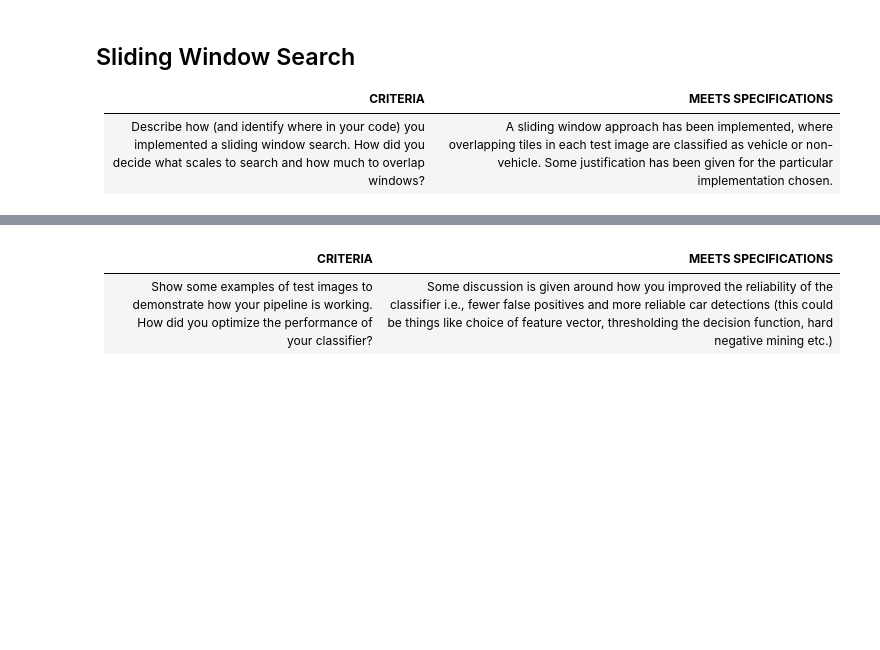
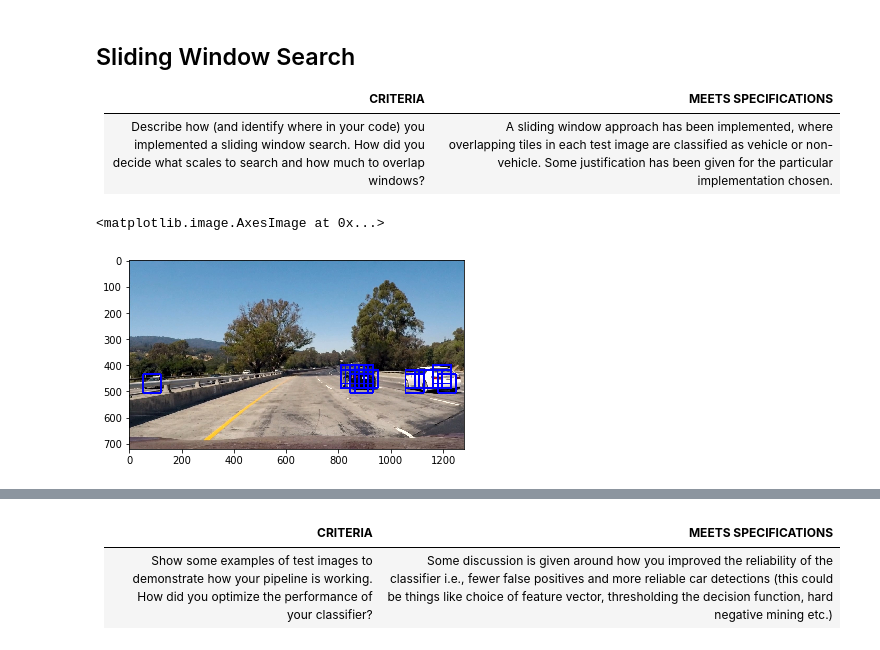
Before and after one commit to amemetov/sdc-term1-prj5-vehicle-detection, a Jupyter notebook: P5-Vehicle-Detection.ipynb, the cells around one changed output, grey strips where cells are left out. Drawn from its saved outputs; the diff is of its cells as text; code cells hidden in the pictures; blank space fills up the shorter version.

```diff
--- a/P5-Vehicle-Detection.ipynb
+++ b/P5-Vehicle-Detection.ipynb
@@ -269,0 +263,18 @@ avg / total       0.98      0.98      0.98       200
+# %%
+# the best model
+
+# define features params
+cs = 'YCrCb'
+# color params
+spatial_size = (32, 32)
+# histogram params
+hist_bins = 32
+# HOG params
+orient = 9
+pix_per_cell = 8
+cell_per_block = 2
+hog_channel = 'ALL'
+
+classifier, X_scaler = train(vehicles_files, not_vehicles_files,
+                   cs, spatial_size, hist_bins,
+                   orient, pix_per_cell, cell_per_block, hog_channel)
@@ -275,0 +295,15 @@ avg / total       0.98      0.98      0.98       200
+# %%
+ystart = 400
+ystop = 656
+scale = 1.1#1.5
+
+img = mpimg.imread('./test_images/test1.jpg')
+
+svc = classifier
+out_img, box_list = find_cars(img, ystart, ystop, scale, svc, X_scaler,
+                    cs, orient, pix_per_cell, cell_per_block, spatial_size, hist_bins)
+
+plt.imshow(out_img)
+# %% [output]
+<matplotlib.image.AxesImage at 0x...>
+[figure, added]
```
Also changed, not shown: parts of 12 cells of this notebook, 2 other files.
